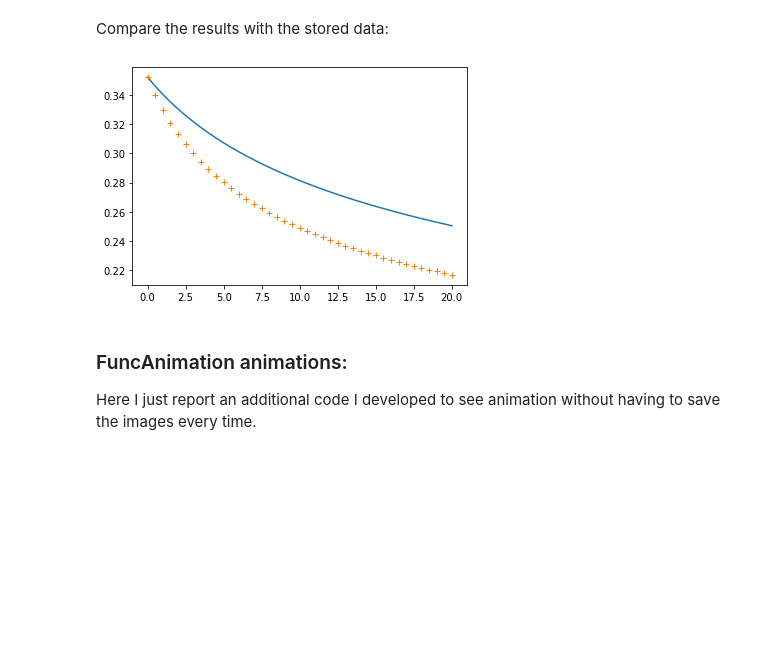
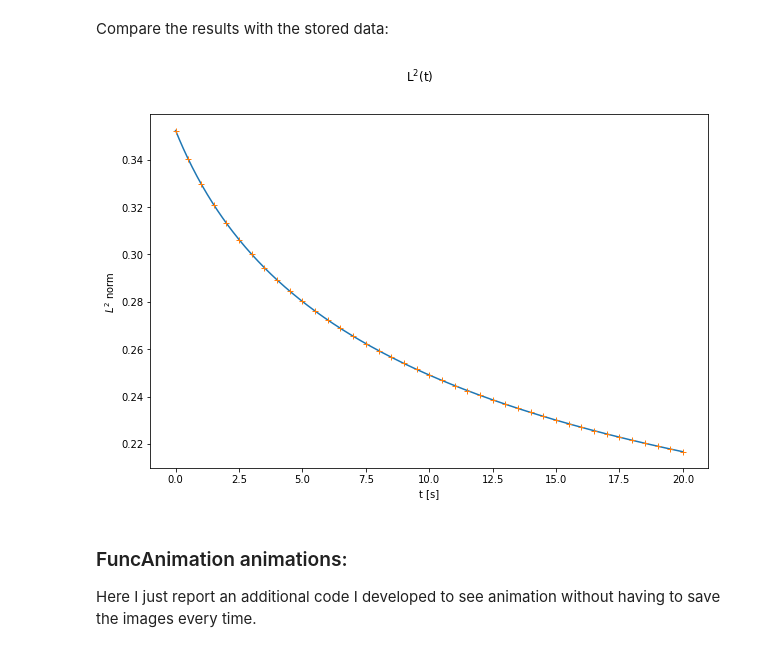
Before and after one commit to nicolegrillo/numerical_relativity_2023, a Jupyter notebook: Advection/Advection_Equation_LF.ipynb, the cells around one changed output. Saved outputs shown, nothing was run; the diff lists cells and outputs as text; code cells hidden in the pictures; blank space fills up the shorter version.

```diff
--- a/Advection/Advection_Equation_LF.ipynb
+++ b/Advection/Advection_Equation_LF.ipynb
@@ -22,7 +22,7 @@ x = np.linspace(0, L, nx)
 ##print(x,'\n',dx) #just a check
 
 # Define the time step and the final time
-cf = 0.7
+cf = 0.5
 dt = cf*dx/np.abs(a)   # Time step
 t_final = 20.0
 
@@ -112,12 +119,16 @@ plt.show()
 Compare the results with the stored data:
 # %%
 #Compare with data stored
+plt.figure(figsize = (10, 6.5))
 l2_saved=np.genfromtxt('./l2norm_LAX.dat', comments='#')
 plt.plot(time,l2norm)
 plt.plot(l2_saved[:,0], l2_saved[:,1], '+')
+plt.xlabel("t [s]")
+plt.ylabel("$L^2$ norm")
+plt.suptitle("$\mathrm{L^2(t)}$")
 plt.show()
 # %% [output]
-[figure, old version]
+[figure, new version]
 # %% [markdown]
 ### FuncAnimation animations:
 
```
Also changed, not shown: parts of 5 cells of this notebook, 55 other files.
